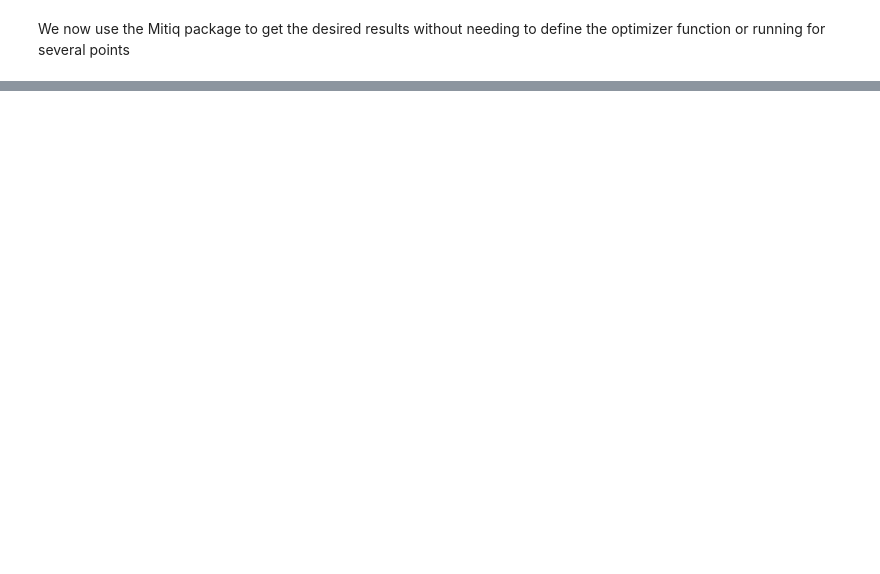
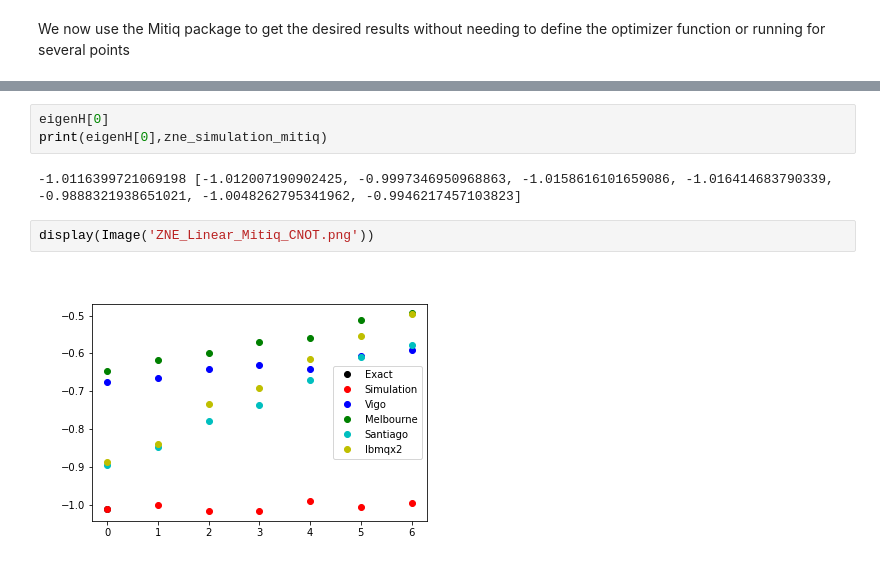
Before and after one commit to JavierNaya/QOSF_Mentorship, a Jupyter notebook: main .ipynb, the cells around one changed output, grey strips where cells are left out. Drawn from its saved outputs; the diff is of its cells as text; blank space fills up the shorter version.

```diff
--- a/main .ipynb
+++ b/main .ipynb
@@ -708,0 +703,9 @@ print(exp)
+# %%
+eigenH[0]
+print(eigenH[0],zne_simulation_mitiq)
+# %% [output]
+-1.0116399721069198 [-1.012007190902425, -0.9997346950968863, -1.0158616101659086, -1.016414683790339, -0.9888321938651021, -1.0048262795341962, -0.9946217457103823]
+# %%
+display(Image('ZNE_Linear_Mitiq_CNOT.png'))
+# %% [output]
+[figure, added]
```
Also changed, not shown: parts of 18 cells of this notebook, 4 other files.
